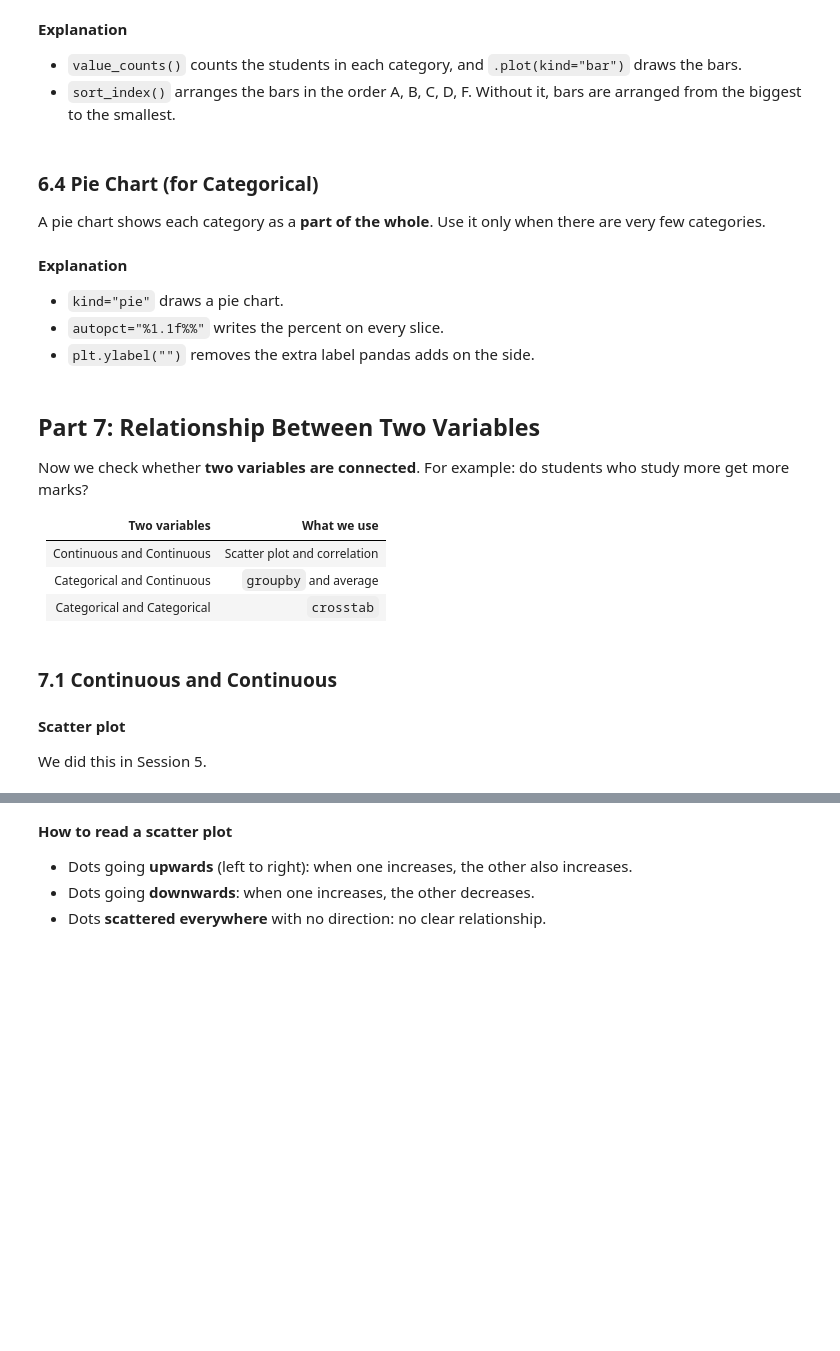
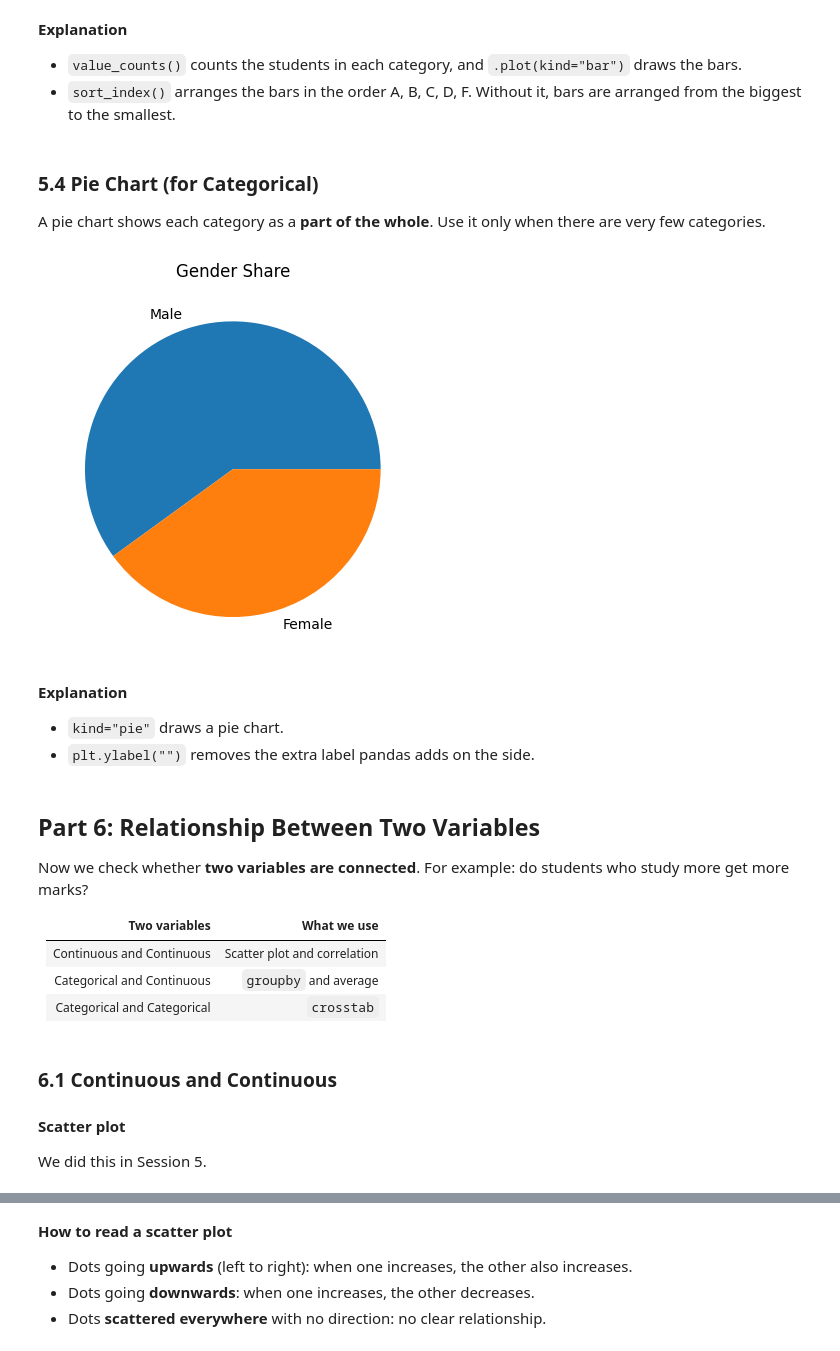
Before and after one commit to R-code11/colab-notebooks-python, a Jupyter notebook: sessions/session-6/Python_Session_6.ipynb, the cells around one changed output, grey strips where cells are left out. Drawn from its saved outputs; the diff is of its cells as text; code cells hidden in the pictures; blank space fills up the shorter version.

```diff
--- a/sessions/session-6/Python_Session_6.ipynb
+++ b/sessions/session-6/Python_Session_6.ipynb
@@ -89,4 +105,0 @@ df_clean["complaint_type"].value_counts()
-# %%
-df_clean["complaint_type"] = df_clean["complaint_type"].replace("-", "No Complaint")
-
-df_clean["complaint_type"].value_counts()
@@ -370,22 +350,23 @@ plt.show()
 - `value_counts()` counts the students in each category, and `.plot(kind="bar")` draws the bars.
 - `sort_index()` arranges the bars in the order A, B, C, D, F. Without it, bars are arranged from the biggest to the smallest.
 # %% [markdown]
-### 6.4 Pie Chart (for Categorical)
+### 5.4 Pie Chart (for Categorical)
 
 A pie chart shows each category as a **part of the whole**. Use it only when there are very few categories.
 # %%
-df_clean["gender"].value_counts().plot(kind="pie", autopct="%1.1f%%")
+df_clean["gender"].value_counts().plot(kind="pie")
 plt.title("Gender Share")
 plt.ylabel("")
 plt.show()
+# %% [output]
+[figure, added]
 # %% [markdown]
 **Explanation**
 
 - `kind="pie"` draws a pie chart.
-- `autopct="%1.1f%%"` writes the percent on every slice.
 - `plt.ylabel("")` removes the extra label pandas adds on the side.
 # %% [markdown]
-## Part 7: Relationship Between Two Variables
+## Part 6: Relationship Between Two Variables
 
 Now we check whether **two variables are connected**. For example: do students who study more get more marks?
 
@@ -395,7 +376,7 @@ Now we check whether **two variables are connected**. For example: do students w
 | Categorical and Continuous | `groupby` and average |
 | Categorical and Categorical | `crosstab` |
 # %% [markdown]
-### 7.1 Continuous and Continuous
+### 6.1 Continuous and Continuous
 
 #### Scatter plot
 
```
Also changed, not shown: parts of 102 cells of this notebook.
